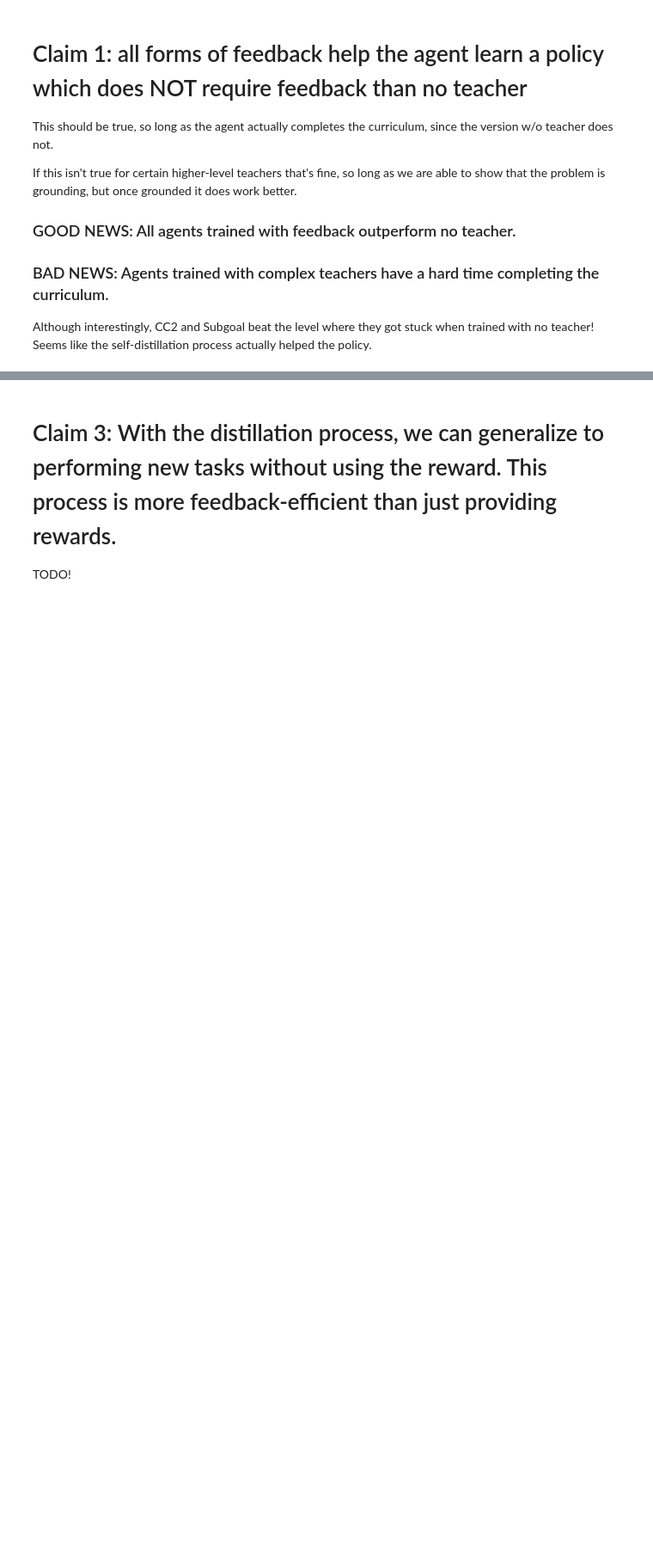
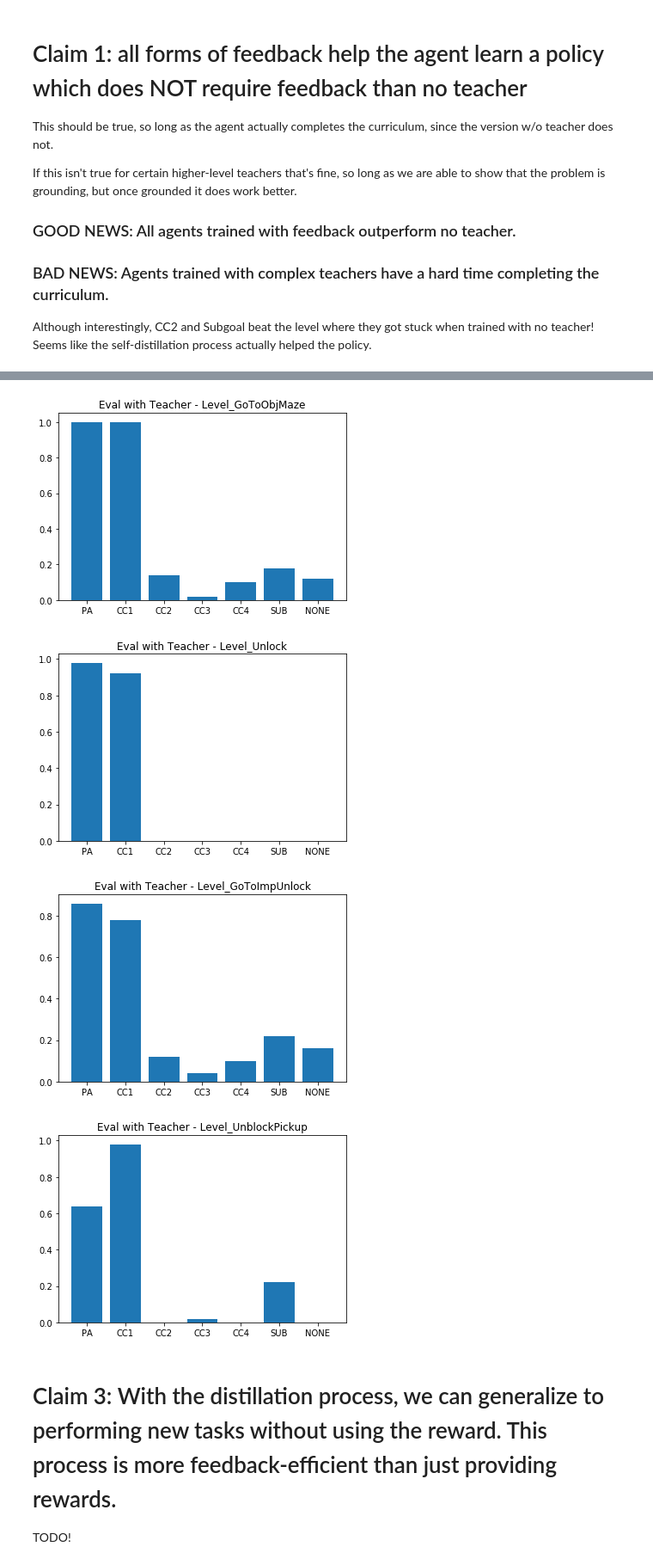
Before and after one commit to rll-research/teachable, a Jupyter notebook: Plots.ipynb, the cells around one changed output, grey strips where cells are left out. Shown: that part at 86% size. Saved outputs shown, nothing was run; the diff lists cells and outputs as text; code cells hidden in the pictures; blank space fills up the shorter version.

```diff
--- a/Plots.ipynb
+++ b/Plots.ipynb
@@ -168,3 +212,20 @@ plot_final_generalization(runs, 'Eval with Teacher')
+# %%
+runs = [
+    ('EVAL_PA_LOWD', 'PA'),
+    ('EVAL_CC1_LOWD', 'CC1'),
+    ('EVAL_CC2_LOWD', 'CC2'),
+    ('EVAL_CC3_LOWD', 'CC3'),
+    ('EVAL_CC4_LOWD', 'CC4'),
+    ('EVAL_SUB_LOWD', 'SUB'),
+    ('EVAL_NONE_LOWD', 'NONE'),
+]
+
+plot_final_generalization(runs, 'Eval with Teacher')
+# %% [output]
+[figure, added]
+[figure, added]
+[figure, added]
+[figure, added]
 # %% [markdown]
 # Claim 3: With the distillation process, we can generalize to performing new tasks without using the reward. This process is more feedback-efficient than just providing rewards.
 
```
Also changed, not shown: parts of 12 cells of this notebook.
